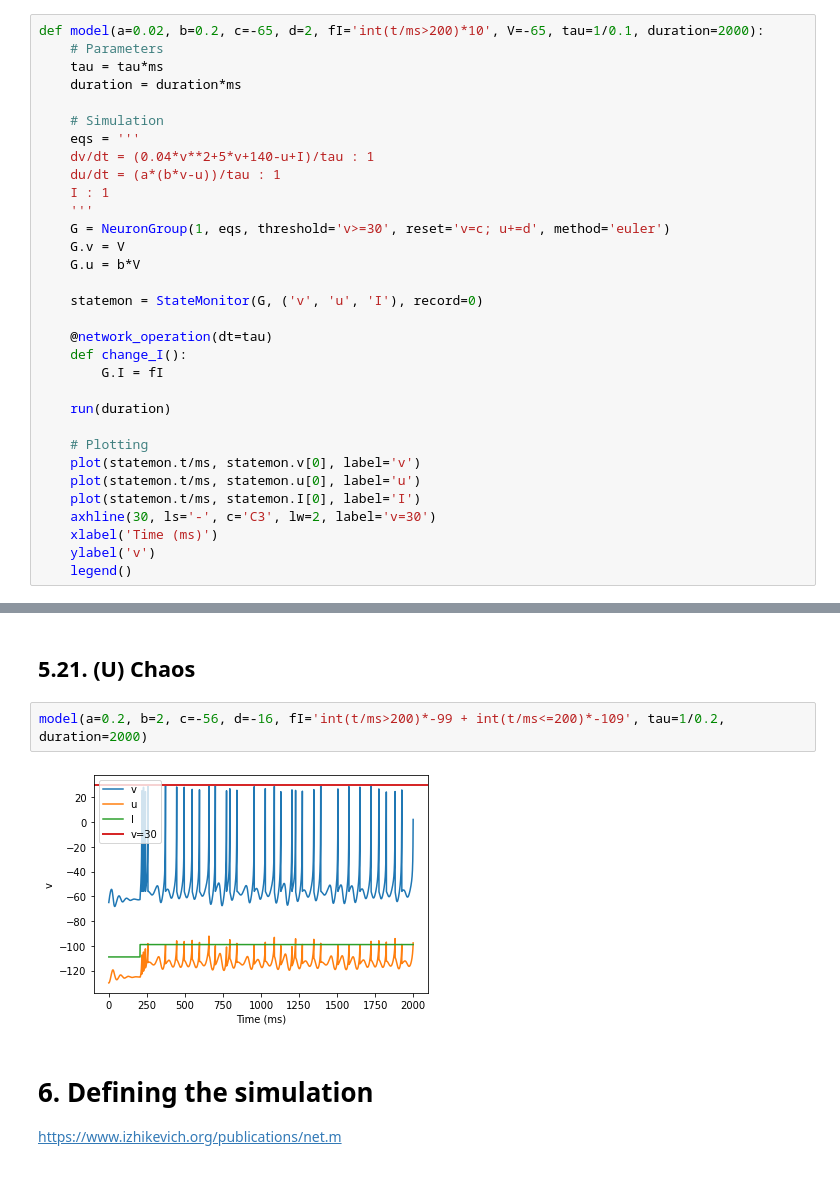
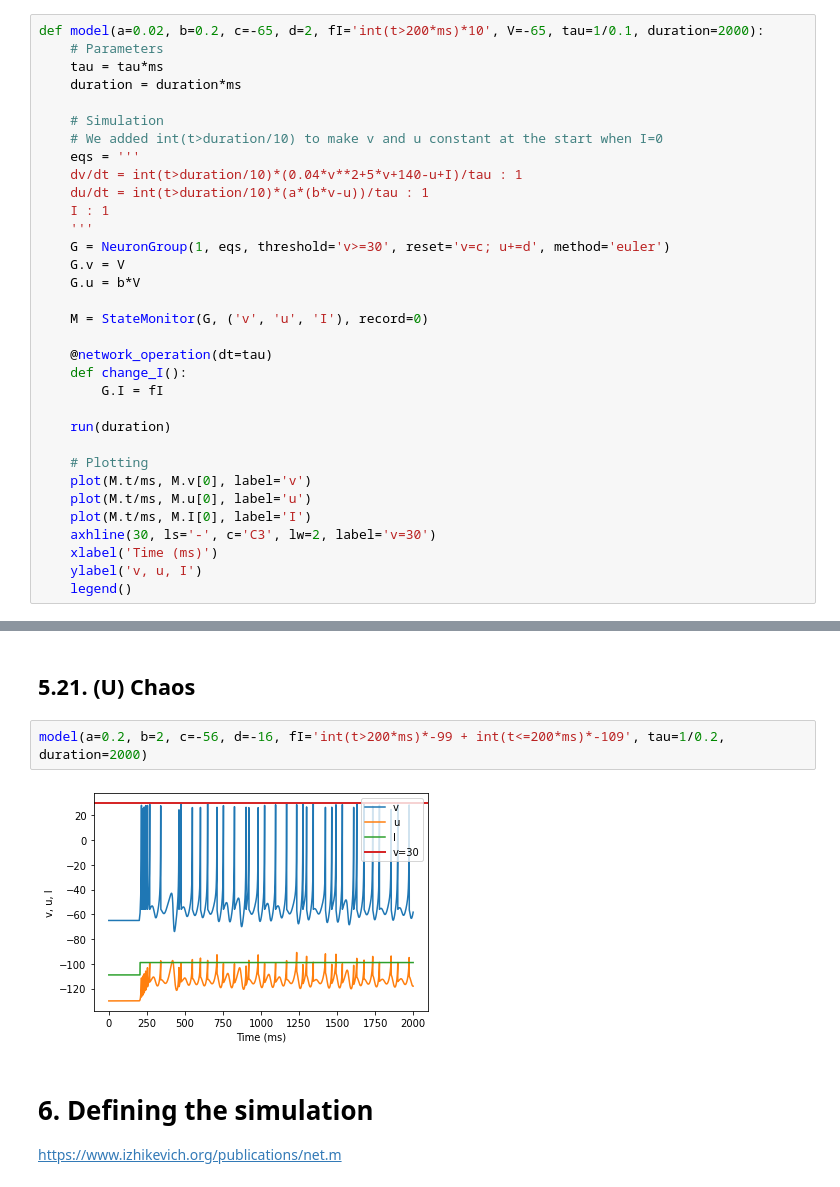
Before and after one commit to juletx/spiking-neural-network, a Jupyter notebook: notebooks/P44_Izhikevich_SNN_Model_NN_D2.ipynb, the cells around one changed output, grey strips where cells are left out. Drawn from its saved outputs; the diff is of its cells as text.

Commit message:
Make v and u constant at the start when I=0

```diff
--- a/notebooks/P44_Izhikevich_SNN_Model_NN_D2.ipynb
+++ b/notebooks/P44_Izhikevich_SNN_Model_NN_D2.ipynb
@@ -32,22 +32,23 @@ https://www.izhikevich.org/publications/spikes.htm
   <figcaption>Figure 1. Neuron Model. Electronic version of the figure and reproduction permissions are freely available at <a href="http://www.izhikevich.com">http://www.izhikevich.com</a></figcaption>
 </figure>
 # %%
-def model(a=0.02, b=0.2, c=-65, d=2, fI='int(t/ms>200)*10', V=-65, tau=1/0.1, duration=2000):
+def model(a=0.02, b=0.2, c=-65, d=2, fI='int(t>200*ms)*10', V=-65, tau=1/0.1, duration=2000):
     # Parameters
     tau = tau*ms
     duration = duration*ms
 
     # Simulation
+    # We added int(t>duration/10) to make v and u constant at the start when I=0
     eqs = '''
-    dv/dt = (0.04*v**2+5*v+140-u+I)/tau : 1
-    du/dt = (a*(b*v-u))/tau : 1
+    dv/dt = int(t>duration/10)*(0.04*v**2+5*v+140-u+I)/tau : 1
+    du/dt = int(t>duration/10)*(a*(b*v-u))/tau : 1
     I : 1
     '''
     G = NeuronGroup(1, eqs, threshold='v>=30', reset='v=c; u+=d', method='euler')
     G.v = V
     G.u = b*V
 
-    statemon = StateMonitor(G, ('v', 'u', 'I'), record=0)
+    M = StateMonitor(G, ('v', 'u', 'I'), record=0)
 
     @network_operation(dt=tau)
     def change_I():
@@ -56,12 +57,12 @@ def model(a=0.02, b=0.2, c=-65, d=2, fI='int(t/ms>200)*10', V=-65, tau=1/0.1, du
     run(duration)
 
     # Plotting
-    plot(statemon.t/ms, statemon.v[0], label='v')
-    plot(statemon.t/ms, statemon.u[0], label='u')
-    plot(statemon.t/ms, statemon.I[0], label='I')
+    plot(M.t/ms, M.v[0], label='v')
+    plot(M.t/ms, M.u[0], label='u')
+    plot(M.t/ms, M.I[0], label='I')
     axhline(30, ls='-', c='C3', lw=2, label='v=30')
     xlabel('Time (ms)')
-    ylabel('v')
+    ylabel('v, u, I')
     legend()
 # %% [markdown]
 # 3. Interacting with the model
@@ -230,9 +231,9 @@ model(a=0.05, b=0.26, c=-60, d=0, fI='int(t/ms>200 and t/ms<250)*2', V=-62, tau=
 # %% [markdown]
 ## 5.21. (U) Chaos
 # %%
-model(a=0.2, b=2, c=-56, d=-16, fI='int(t/ms>200)*-99 + int(t/ms<=200)*-109', tau=1/0.2, duration=2000)
+model(a=0.2, b=2, c=-56, d=-16, fI='int(t>200*ms)*-99 + int(t<=200*ms)*-109', tau=1/0.2, duration=2000)
 # %% [output]
-[figure, old version]
+[figure, new version]
 # %% [markdown]
 # 6. Defining the simulation
 https://www.izhikevich.org/publications/net.m
```
Also changed, not shown: parts of 18 cells of this notebook.
